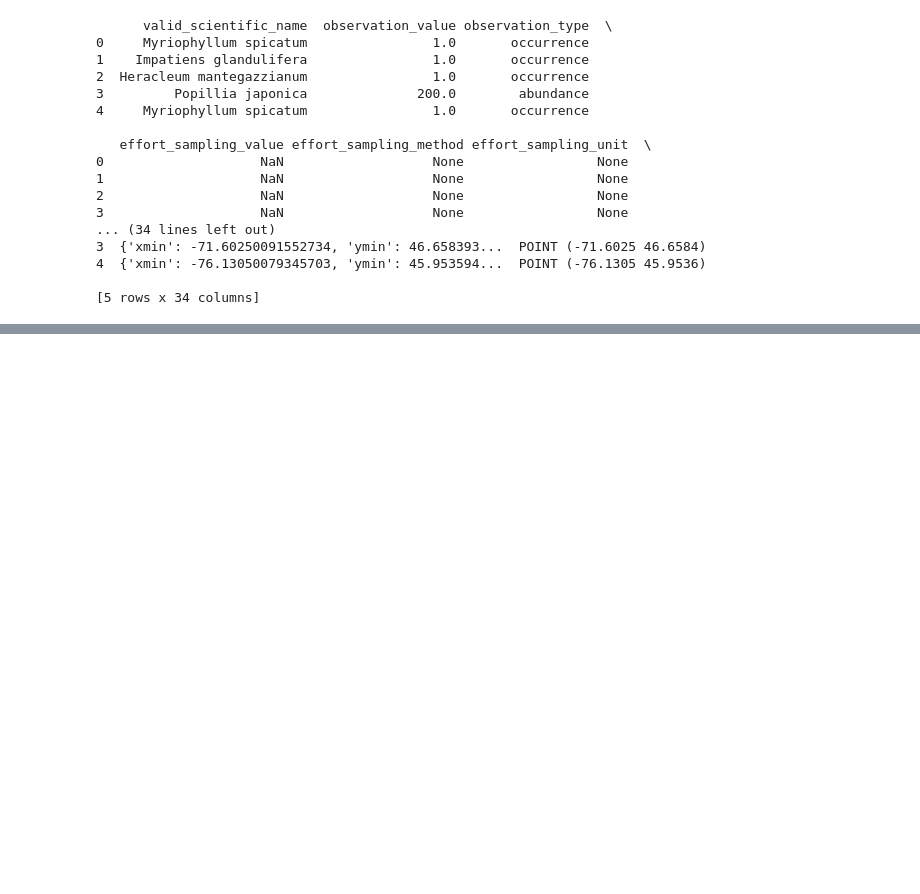
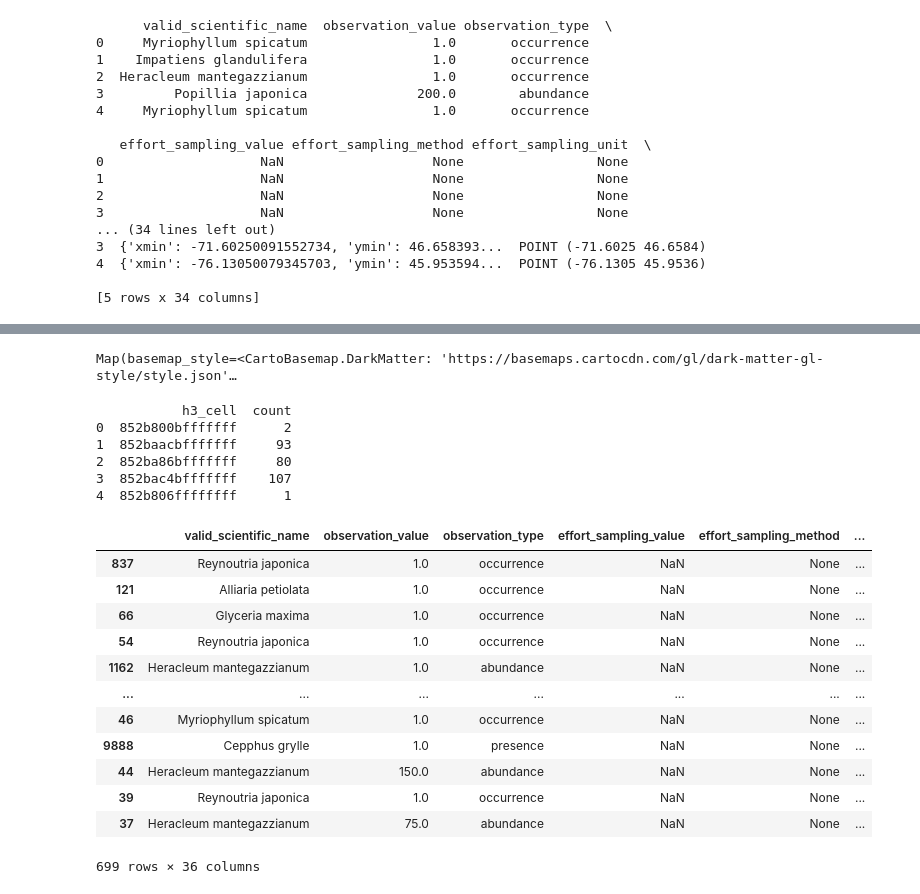
Before and after one commit to alexisbrouillette/species-dist, a Jupyter notebook: main.ipynb, the cells around one changed output, grey strips where cells are left out. Saved outputs shown, nothing was run; the diff lists cells and outputs as text; code cells hidden in the pictures; blank space fills up the shorter version.

```diff
--- a/main.ipynb
+++ b/main.ipynb
@@ -110,0 +146,8 @@ print(geo_df.head())
+# %%
+# Ensure the CRS is set to WGS84
+if geo_df.crs is None:
+    geo_df.set_crs(epsg=4326, inplace=True)
+
+viz(geo_df)
+# %% [output]
+Map(basemap_style=<CartoBasemap.DarkMatter: 'https://basemaps.cartocdn.com/gl/dark-matter-gl-style/style.json'…
@@ -110,0 +160,14 @@ print(geo_df.head())
+# %%
+# Calculate the frequency count of h3_cell
+h3_distribution = geo_df['h3_cell'].value_counts()
+
+# Map the counts to the geo_df DataFrame
+geo_df['count'] = geo_df['h3_cell'].map(h3_distribution)
+print(geo_df[['h3_cell', 'count']].head())
+# %% [output]
+           h3_cell  count
+0  852b800bfffffff      2
+1  852baacbfffffff     93
+2  852ba86bfffffff     80
+3  852bac4bfffffff    107
+4  852b806ffffffff      1
@@ -110,0 +183,16 @@ print(geo_df.head())
+# %%
+geo_df.sort_values('count',ascending=False)
+# %% [output]
+|  | valid_scientific_name | observation_value | observation_type | effort_sampling_value | effort_sampling_method | ... |
+| 837 | Reynoutria japonica | 1.0 | occurrence | NaN | None | ... |
+| 121 | Alliaria petiolata | 1.0 | occurrence | NaN | None | ... |
+| 66 | Glyceria maxima | 1.0 | occurrence | NaN | None | ... |
+| 54 | Reynoutria japonica | 1.0 | occurrence | NaN | None | ... |
+| 1162 | Heracleum mantegazzianum | 1.0 | abundance | NaN | None | ... |
+| ... | ... | ... | ... | ... | ... | ... |
+| 46 | Myriophyllum spicatum | 1.0 | occurrence | NaN | None | ... |
+| 9888 | Cepphus grylle | 1.0 | presence | NaN | None | ... |
+| 44 | Heracleum mantegazzianum | 150.0 | abundance | NaN | None | ... |
+| 39 | Reynoutria japonica | 1.0 | occurrence | NaN | None | ... |
+| 37 | Heracleum mantegazzianum | 75.0 | abundance | NaN | None | ... |
+699 rows × 36 columns
```
Also changed, not shown: parts of 25 cells of this notebook.
